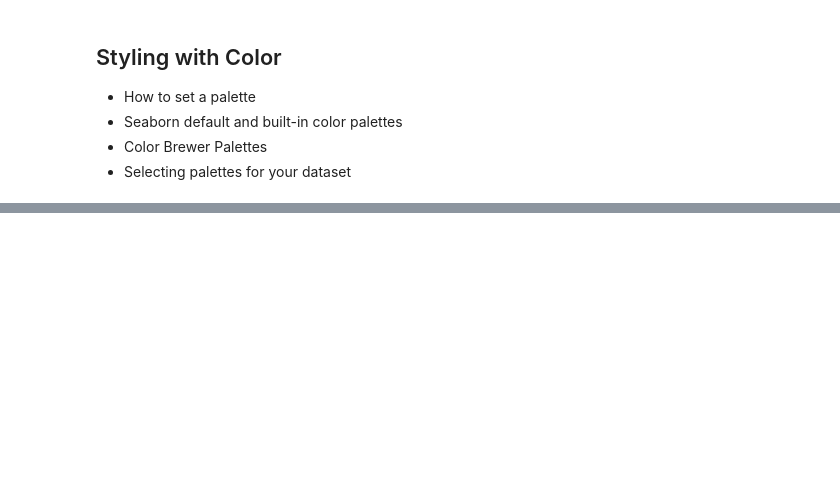
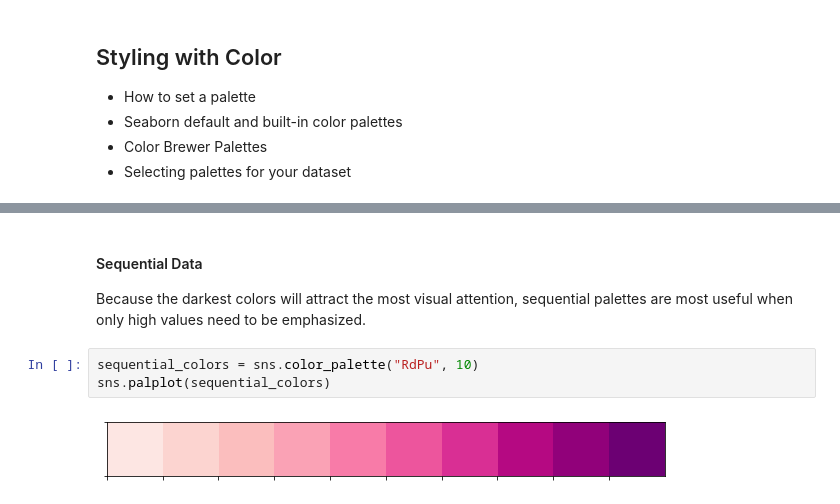
Before and after one commit to adam-gomez/codeacademy-practice, a Jupyter notebook: introduction_to_seaborn.ipynb, the cells around one changed output, grey strips where cells are left out. Cells and saved outputs as stored; diff of their text form; blank space fills up the shorter version.

```diff
--- a/introduction_to_seaborn.ipynb
+++ b/introduction_to_seaborn.ipynb
@@ -347,0 +378,9 @@ sns.plotting_context() # This will print all of the current settings for the plo
+# %% [markdown]
+#### Sequential Data
+
+Because the darkest colors will attract the most visual attention, sequential palettes are most useful when only high values need to be emphasized.
+# %%
+sequential_colors = sns.color_palette("RdPu", 10)
+sns.palplot(sequential_colors)
+# %% [output]
+[figure, added]
```
Also changed, not shown: parts of 11 cells of this notebook.
